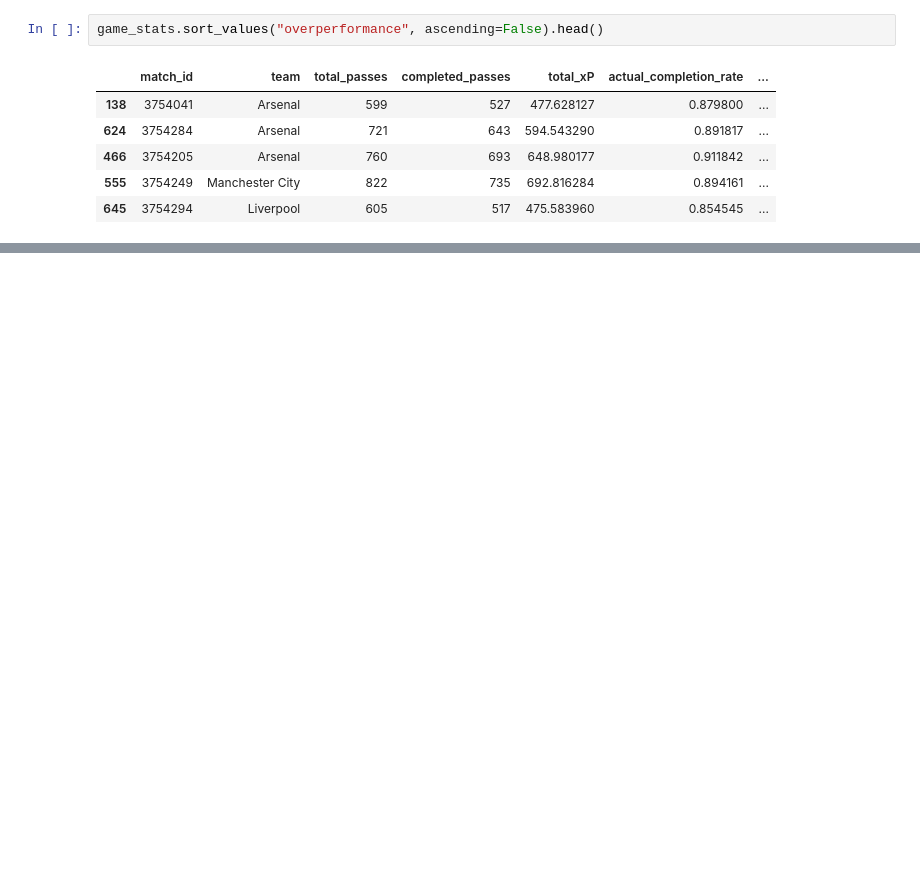
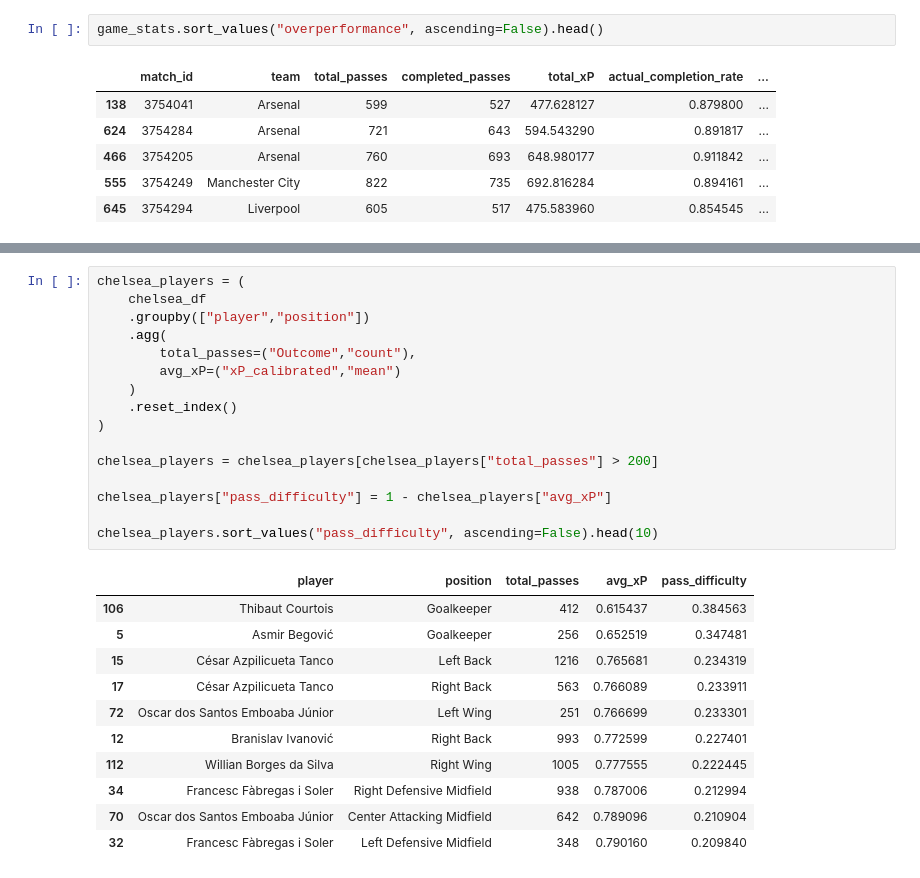
Before and after one commit to vickyfriss/Football-analytics, a Jupyter notebook: 202604 - 1 - Building Expected Passes xP for Men Top 5 Leagues.ipynb, the cells around one changed output, grey strips where cells are left out. Cells and saved outputs as stored; diff of their text form; blank space fills up the shorter version.

```diff
--- a/202604 - 1 - Building Expected Passes xP for Men Top 5 Leagues.ipynb
+++ b/202604 - 1 - Building Expected Passes xP for Men Top 5 Leagues.ipynb
@@ -1836,0 +1854,28 @@ Players underperforming xP
+# %%
+chelsea_players = (
+    chelsea_df
+    .groupby(["player","position"])
+    .agg(
+        total_passes=("Outcome","count"),
+        avg_xP=("xP_calibrated","mean")
+    )
+    .reset_index()
+)
+
+chelsea_players = chelsea_players[chelsea_players["total_passes"] > 200]
+
+chelsea_players["pass_difficulty"] = 1 - chelsea_players["avg_xP"]
+
+chelsea_players.sort_values("pass_difficulty", ascending=False).head(10)
+# %% [output]
+|  | player | position | total_passes | avg_xP | pass_difficulty |
+| 106 | Thibaut Courtois | Goalkeeper | 412 | 0.615437 | 0.384563 |
+| 5 | Asmir Begović | Goalkeeper | 256 | 0.652519 | 0.347481 |
+| 15 | César Azpilicueta Tanco | Left Back | 1216 | 0.765681 | 0.234319 |
+| 17 | César Azpilicueta Tanco | Right Back | 563 | 0.766089 | 0.233911 |
+| 72 | Oscar dos Santos Emboaba Júnior | Left Wing | 251 | 0.766699 | 0.233301 |
+| 12 | Branislav Ivanović | Right Back | 993 | 0.772599 | 0.227401 |
+| 112 | Willian Borges da Silva | Right Wing | 1005 | 0.777555 | 0.222445 |
+| 34 | Francesc Fàbregas i Soler | Right Defensive Midfield | 938 | 0.787006 | 0.212994 |
+| 70 | Oscar dos Santos Emboaba Júnior | Center Attacking Midfield | 642 | 0.789096 | 0.210904 |
+| 32 | Francesc Fàbregas i Soler | Left Defensive Midfield | 348 | 0.790160 | 0.209840 |
```
Also changed, not shown: parts of 5 cells of this notebook.
